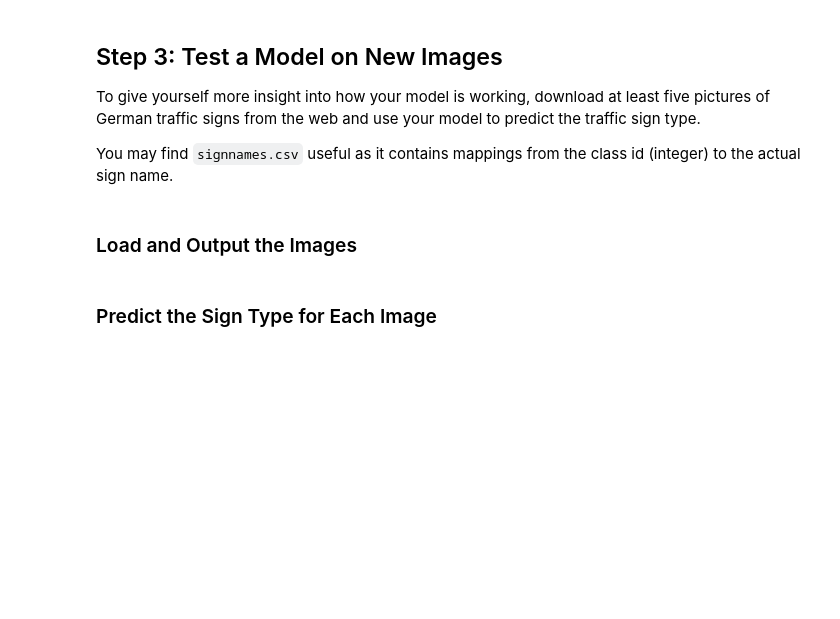
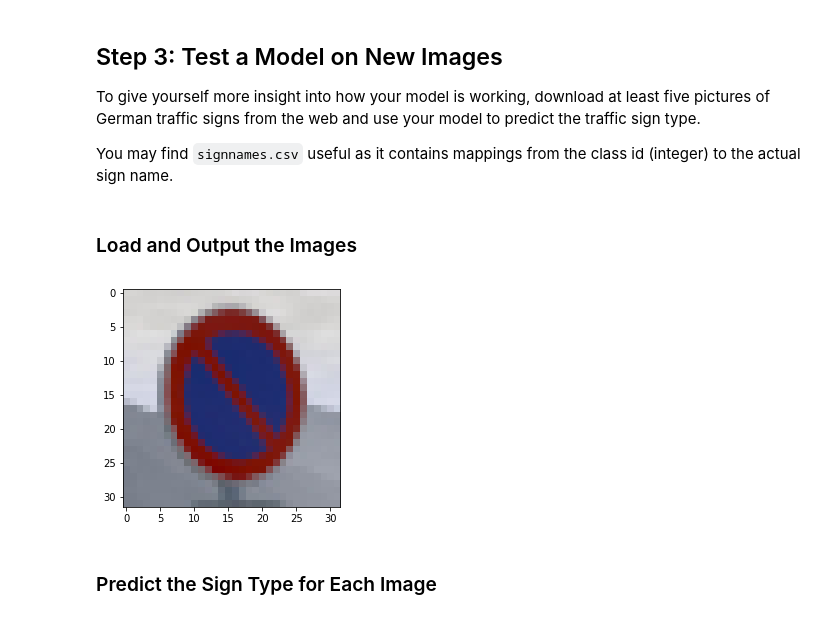
Before and after one commit to PedroHRPBS/CarND-Traffic-Sign-Classifier-Project, a Jupyter notebook: Traffic_Sign_Classifier.ipynb, the cells around one changed output. Saved outputs shown, nothing was run; the diff lists cells and outputs as text; code cells hidden in the pictures; blank space fills up the shorter version.

```diff
--- a/Traffic_Sign_Classifier.ipynb
+++ b/Traffic_Sign_Classifier.ipynb
@@ -338,6 +475,13 @@ You may find `signnames.csv` useful as it contains mappings from the class id (i
 # %%
 ### Load the images and plot them here.
 ### Feel free to use as many code cells as needed.
+
+img = cv2.imread('web_examples/Image1.jpg')
+img = cv2.cvtColor(img, cv2.COLOR_RGB2BGR)
+plt.imshow(img)
+plt.show()
+# %% [output]
+[figure, added]
 # %% [markdown]
 ### Predict the Sign Type for Each Image
 # %%
```
Also changed, not shown: parts of 12 cells of this notebook.
